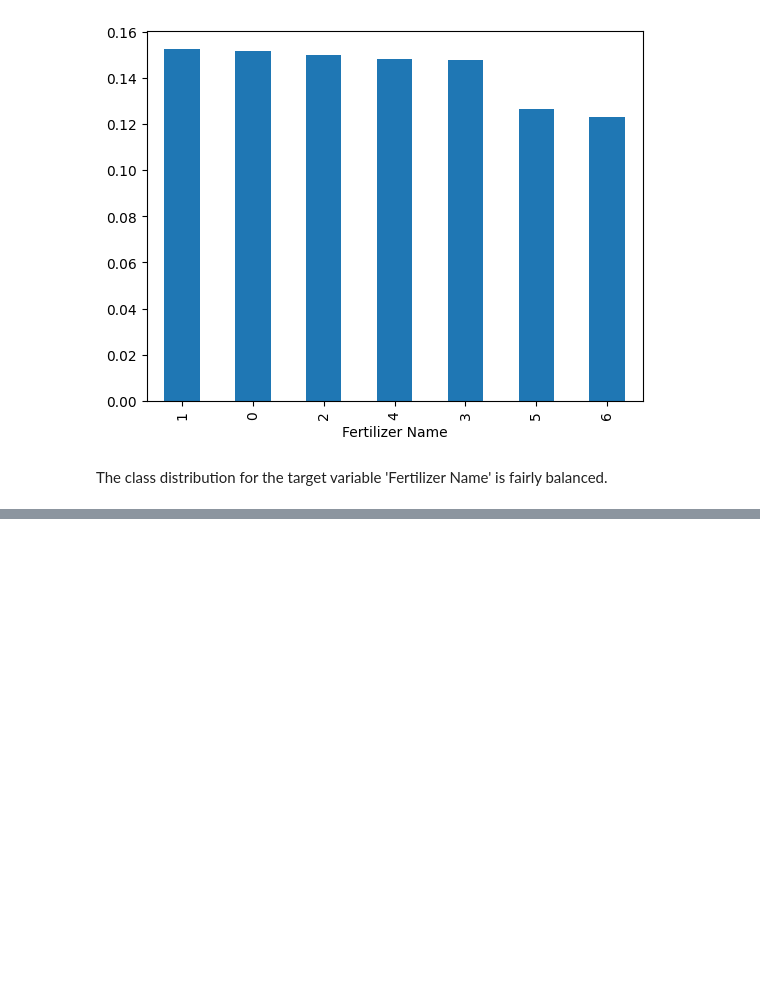
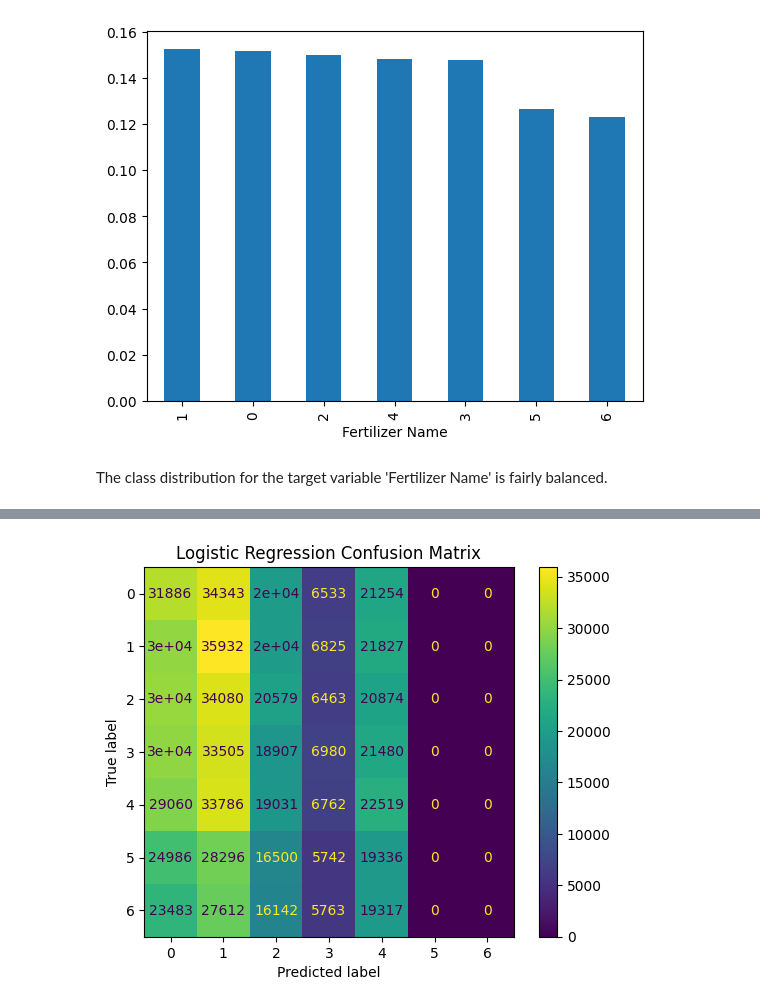
Before and after one commit to Carrie-lml/Predicting-Optimal-Fertilizers, a Jupyter notebook: predicting-optimal-fertilizers.ipynb, the cells around one changed output, grey strips where cells are left out. Drawn from its saved outputs; the diff is of its cells as text; code cells hidden in the pictures; blank space fills up the shorter version.

Commit message:
Kaggle Notebook | Predicting Optimal Fertilizers | Model training and evaluation

```diff
--- a/predicting-optimal-fertilizers.ipynb
+++ b/predicting-optimal-fertilizers.ipynb
@@ -116,0 +133,3 @@ y = train['Fertilizer Name']
+# %%
+# Use cross-validation-friendly split for balanced classes
+cv = StratifiedKFold(n_splits=5, shuffle=True, random_state=42)
@@ -116,0 +138,21 @@ y = train['Fertilizer Name']
+# %%
+# Scale + LogisticRegression wrapped in OneVsRest
+base_model = LogisticRegression(max_iter=1000, solver='lbfgs', random_state=42)
+#  RFECV (Recursive Feature Elimination + CV)
+rfecv = RFECV(
+    estimator=base_model,
+    step=1,
+    cv=cv,
+    scoring='accuracy',
+    n_jobs=-1
+)
+
+#  Scale features before RFECV (to avoid leakage)
+scaler = StandardScaler()
+X_scaled = scaler.fit_transform(X)
+
+# 4. Fit RFECV to select features
+rfecv.fit(X_scaled, y)
+selected_features = X.columns[rfecv.support_]
+print(f"✅ Optimal number of features: {rfecv.n_features_}")
+print(f"✅ Selected features: {selected_features.tolist()}")
@@ -116,0 +162,9 @@ y = train['Fertilizer Name']
+# %%
+pipe = make_pipeline(
+    StandardScaler(),
+    OneVsRestClassifier(LogisticRegression(max_iter=1000, solver='lbfgs', random_state=42))
+)
+
+y_pred = cross_val_predict(pipe, X[selected_features], y, cv=cv)
+
+evaluate_metrics(y, y_pred)
@@ -116,0 +255,7 @@ y = train['Fertilizer Name']
+# %%
+# Logistic Regression
+ConfusionMatrixDisplay.from_predictions(y, y_pred)
+plt.title("Logistic Regression Confusion Matrix")
+plt.show()
+# %% [output]
+[figure, added]
```
Also changed, not shown: parts of 19 cells of this notebook.
